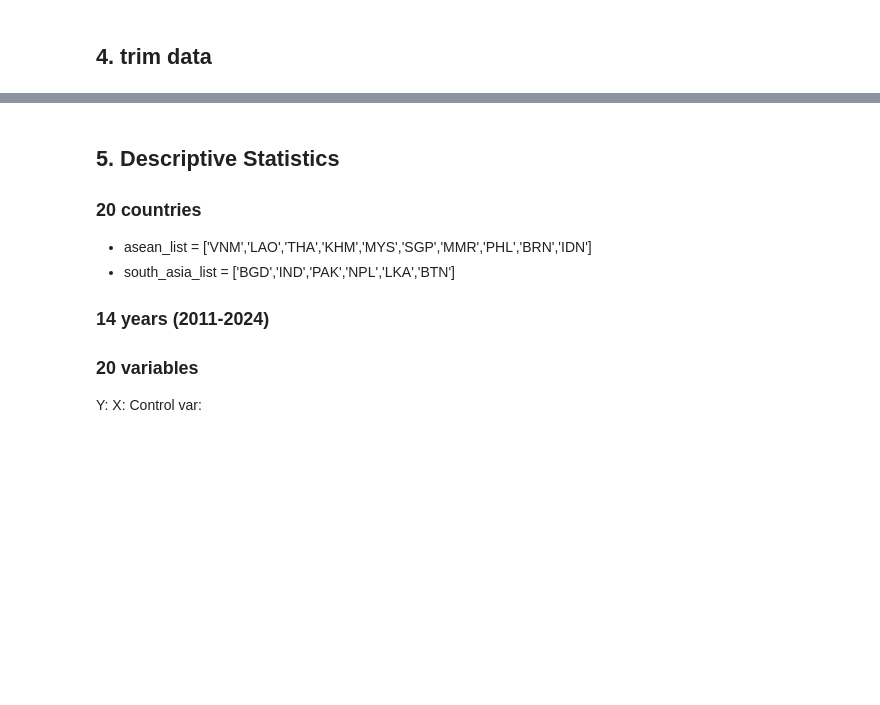
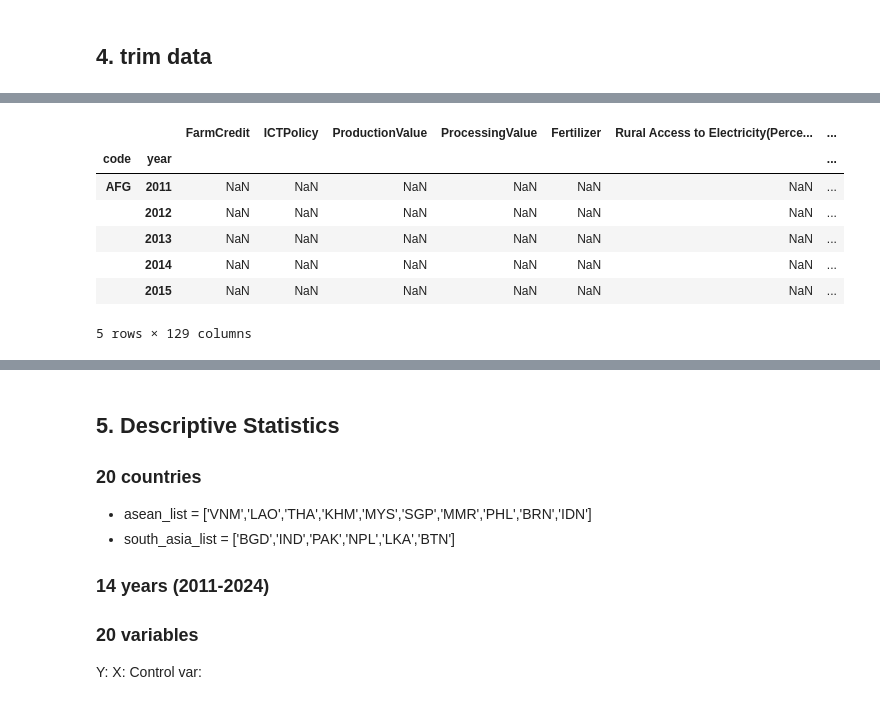
Before and after one commit to wanzi-wang/graspp_2025s_fintech, a Jupyter notebook: notebooks/Milestone_2.ipynb, the cells around one changed output, grey strips where cells are left out. Saved outputs shown, nothing was run; the diff lists cells and outputs as text; code cells hidden in the pictures; blank space fills up the shorter version.

```diff
--- a/notebooks/Milestone_2.ipynb
+++ b/notebooks/Milestone_2.ipynb
@@ -144,6 +157,14 @@ df_filtered.to_csv('../data/processed/merged_data_filtered.csv', index=True)
 # %%
 # drop country column
-# read the filtered data
-merged_data_filtered = pd.read_csv('../data/processed/merged_data_filtered.csv')
-merged_data_filtered=merged_data_filtered.drop(columns=['code'])
+merged_data_filtered=df_filtered.drop(columns=['country'])
+merged_data_filtered.head(5)
+# %% [output]
+|  |  | FarmCredit | ICTPolicy | ProductionValue | ProcessingValue | Fertilizer | Rural Access to Electricity(Perce... | ... |
+| code | year |  |  |  |  |  |  | ... |
+| AFG | 2011 | NaN | NaN | NaN | NaN | NaN | NaN | ... |
+|  | 2012 | NaN | NaN | NaN | NaN | NaN | NaN | ... |
+|  | 2013 | NaN | NaN | NaN | NaN | NaN | NaN | ... |
+|  | 2014 | NaN | NaN | NaN | NaN | NaN | NaN | ... |
+|  | 2015 | NaN | NaN | NaN | NaN | NaN | NaN | ... |
+5 rows × 129 columns
 # %%
```
Also changed, not shown: parts of 5 cells of this notebook.
